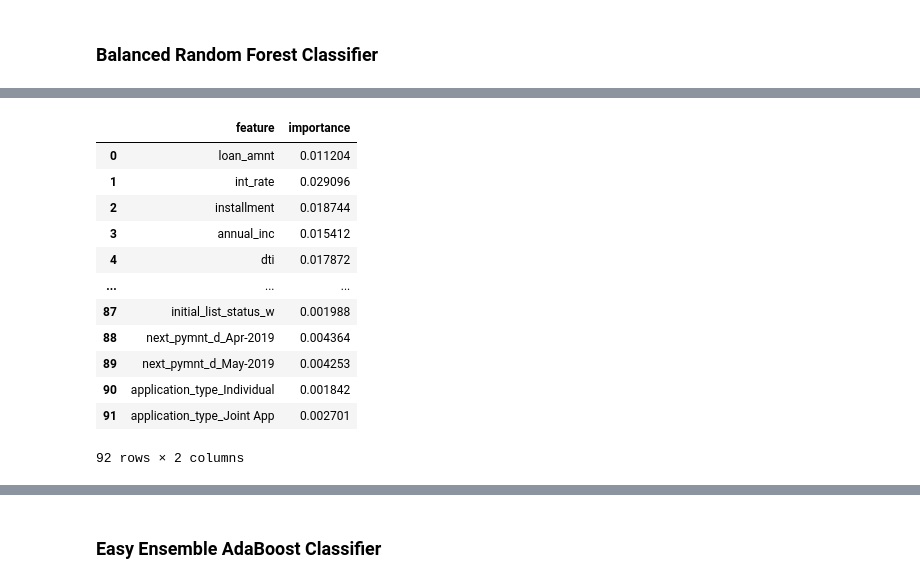
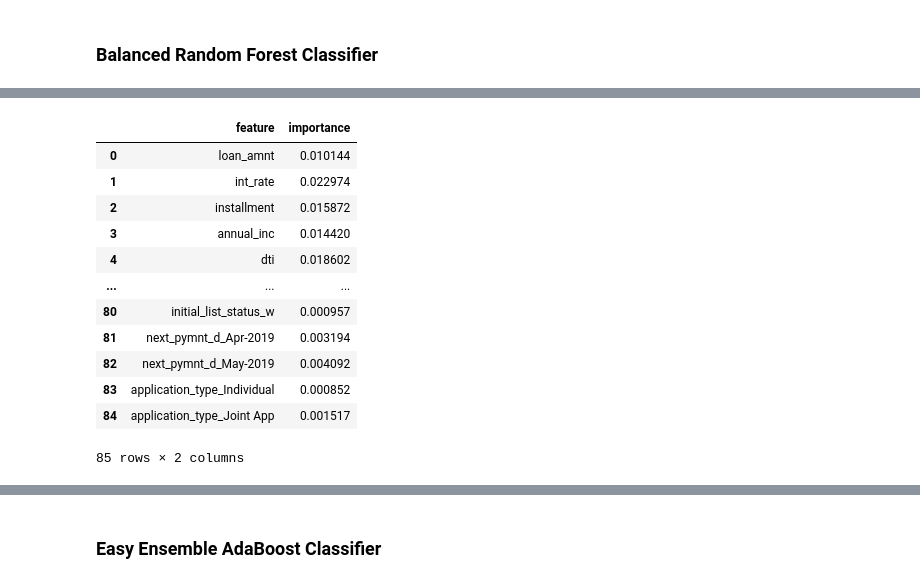
Before and after one commit to jamie-miller-rva/Demo_Credit_Risk_Analysis, a Jupyter notebook: Working/credit_risk_3_ensemble.ipynb, the cells around one changed output, grey strips where cells are left out. Saved outputs shown, nothing was run; the diff lists cells and outputs as text; code cells hidden in the pictures.

```diff
--- a/Working/credit_risk_3_ensemble.ipynb
+++ b/Working/credit_risk_3_ensemble.ipynb
@@ -70,0 +75,4 @@ df.shape
+# %%
+# Load y from the y.csv file in Data folder
+y = pd.read_csv("./Data/y.csv")
+y
@@ -71,8 +98,7 @@ df.shape
 # %% [markdown]
 ### Split the Data into Training and Testing
 # %%
-# Create our features matrix
-X = df.drop(columns='loan_status')
+# Examine the features matrix
 X.info()
 # %% [output]
 <class 'pandas.core.frame.DataFrame'>
@@ -95,5 +121,5 @@ memory usage: 43.1+ MB
 # %%
 # Create our target
-y = df['loan_status']
+# y = df['loan_status']
 y.value_counts()
 # %% [output]
@@ -168,6 +164,6 @@ array([[-0.60109272,  0.91798436, -0.36555835, -0.1921948 ,  0.27040056,
 # %%
 # from sklearn.model_selection import train_test_split
-X_train, X_test, y_train, y_test = train_test_split(X_encoded_scaled, y, random_state = 1)
+X_train, X_test, y_train, y_test = train_test_split(X, y, random_state = 1)
 # %%
 # examine y_train counts
 y_train.value_counts()
@@ -238,28 +235,28 @@ avg / total       0.99      0.88      0.64      0.93      0.75      0.57     172
 # %%
 # List the features sorted in descending order by feature importance
 important_features = brf_model.feature_importances_
 
 # put this together in a dataframe
 # get the column names
-cols = X_encoded.columns
+cols = X.columns
 
 # create the dataframe
 important_features_df = pd.DataFrame({'feature': cols, 'importance': important_features})
 important_features_df
 # %% [output]
 |  | feature | importance |
-| 0 | loan_amnt | 0.011204 |
-| 1 | int_rate | 0.029096 |
-| 2 | installment | 0.018744 |
-| 3 | annual_inc | 0.015412 |
-| 4 | dti | 0.017872 |
+| 0 | loan_amnt | 0.010144 |
+| 1 | int_rate | 0.022974 |
+| 2 | installment | 0.015872 |
+| 3 | annual_inc | 0.014420 |
+| 4 | dti | 0.018602 |
 | ... | ... | ... |
-| 87 | initial_list_status_w | 0.001988 |
-| 88 | next_pymnt_d_Apr-2019 | 0.004364 |
-| 89 | next_pymnt_d_May-2019 | 0.004253 |
-| 90 | application_type_Individual | 0.001842 |
-| 91 | application_type_Joint App | 0.002701 |
+| 80 | initial_list_status_w | 0.000957 |
+| 81 | next_pymnt_d_Apr-2019 | 0.003194 |
+| 82 | next_pymnt_d_May-2019 | 0.004092 |
+| 83 | application_type_Individual | 0.000852 |
+| 84 | application_type_Joint App | 0.001517 |
-92 rows × 2 columns
+85 rows × 2 columns
 # %%
 # sort in desc order
 print("BalancedRandomForestClassifier")
```
Also changed, not shown: parts of 27 cells of this notebook, 6 other files.
